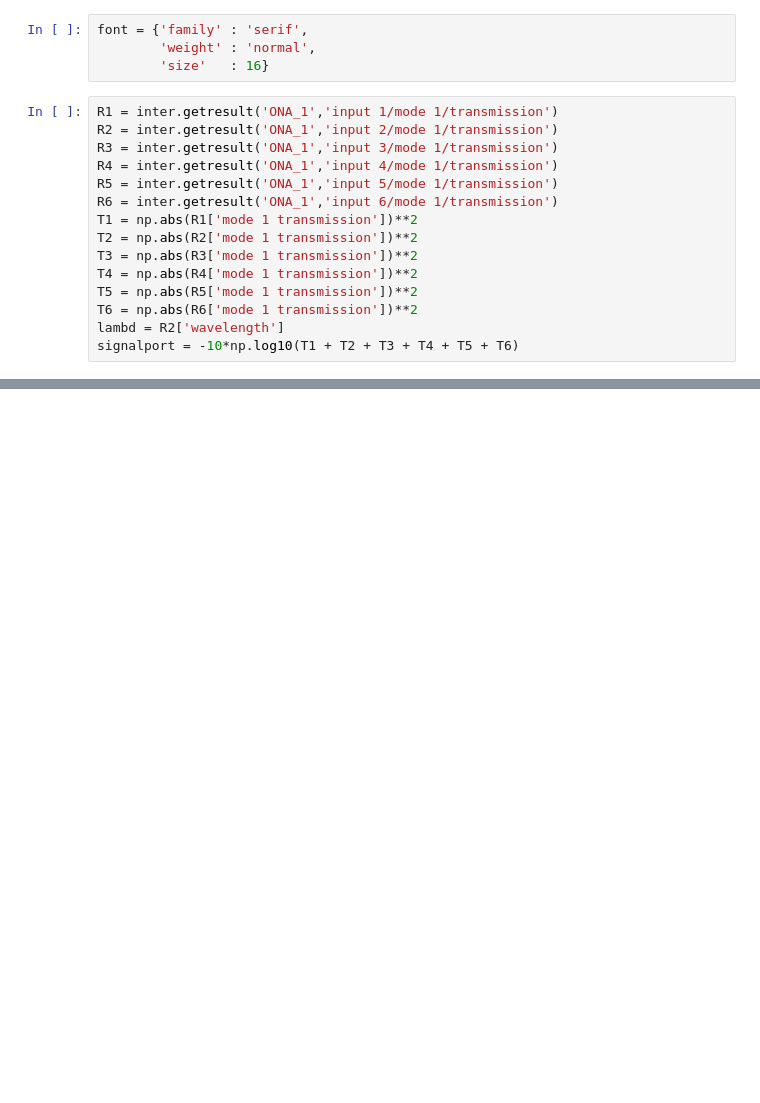
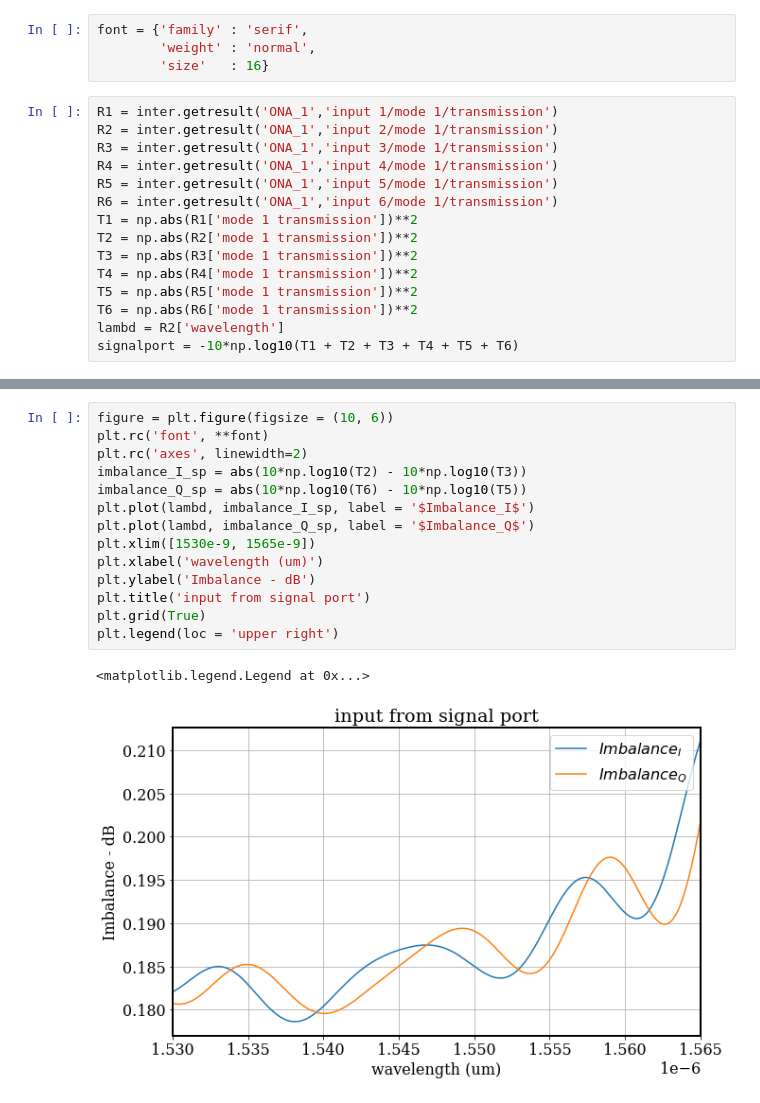
Before and after one commit to moisesoliveira08/Hybrid, a Jupyter notebook: 90_hybrid.ipynb, the cells around one changed output, grey strips where cells are left out. Drawn from its saved outputs; the diff is of its cells as text; blank space fills up the shorter version.

```diff
--- a/90_hybrid.ipynb
+++ b/90_hybrid.ipynb
@@ -47,0 +74,17 @@ signalport = -10*np.log10(T1 + T2 + T3 + T4 + T5 + T6)
+# %%
+figure = plt.figure(figsize = (10, 6))
+plt.rc('font', **font)
+plt.rc('axes', linewidth=2)
+imbalance_I_sp = abs(10*np.log10(T2) - 10*np.log10(T3))
+imbalance_Q_sp = abs(10*np.log10(T6) - 10*np.log10(T5))
+plt.plot(lambd, imbalance_I_sp, label = '$Imbalance_I$')
+plt.plot(lambd, imbalance_Q_sp, label = '$Imbalance_Q$')
+plt.xlim([1530e-9, 1565e-9])
+plt.xlabel('wavelength (um)')
+plt.ylabel('Imbalance - dB')
+plt.title('input from signal port')
+plt.grid(True)
+plt.legend(loc = 'upper right')
+# %% [output]
+<matplotlib.legend.Legend at 0x...>
+[figure, added]
```
Also changed, not shown: parts of 14 cells of this notebook, 5 other files.
